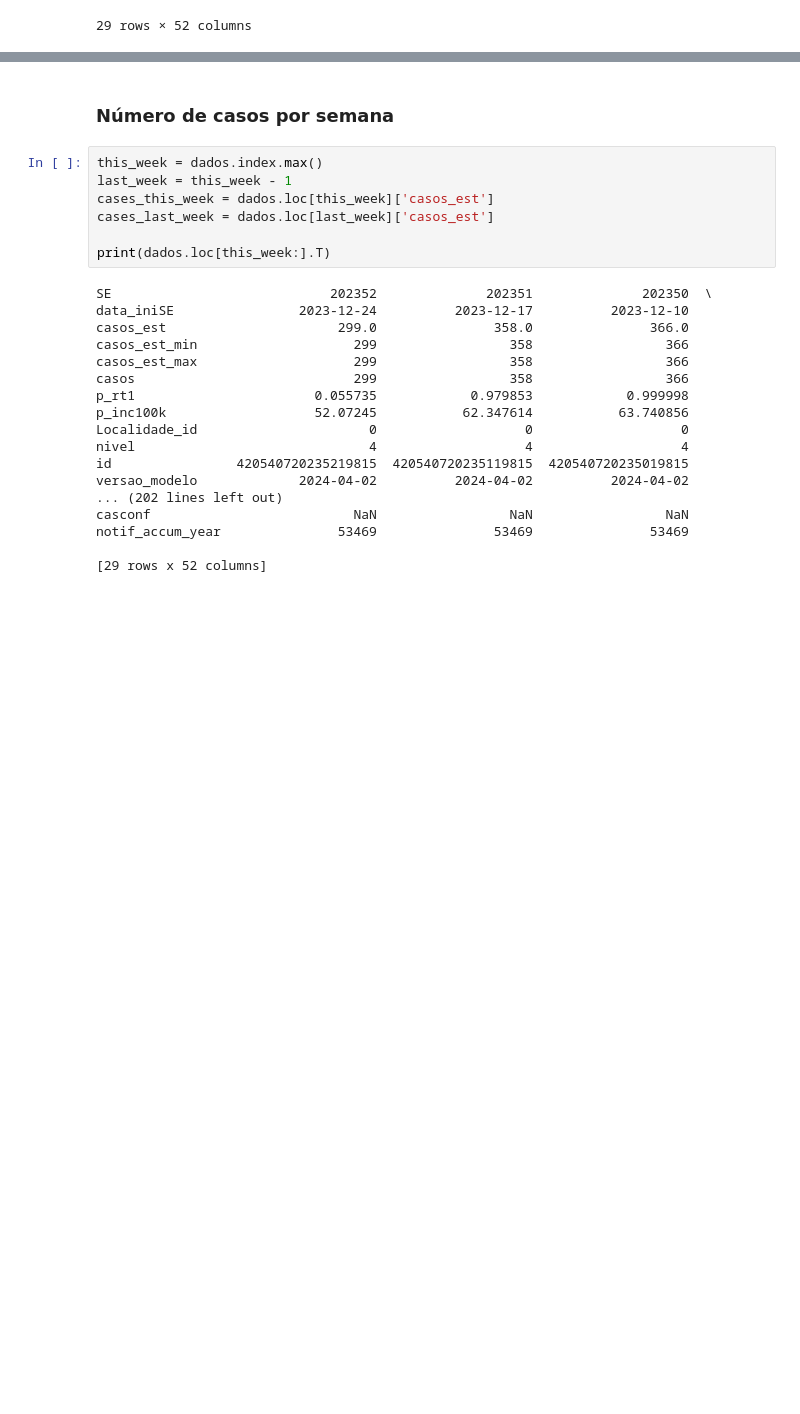
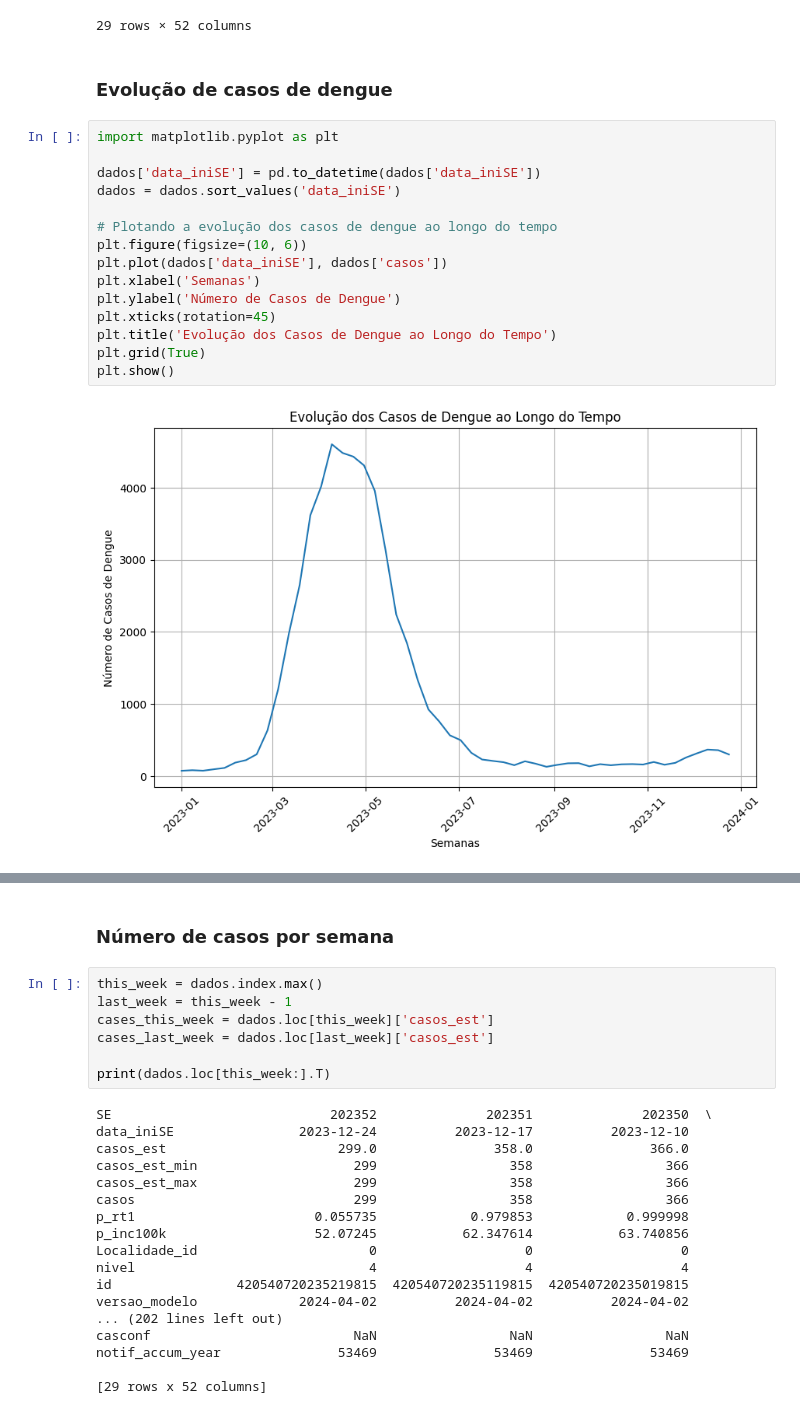
Before and after one commit to alethomaz/estudo-dengue-sc, a Jupyter notebook: info-dengue/infodengue.ipynb, the cells around one changed output, grey strips where cells are left out. Drawn from its saved outputs; the diff is of its cells as text; blank space fills up the shorter version.

```diff
--- a/info-dengue/infodengue.ipynb
+++ b/info-dengue/infodengue.ipynb
@@ -58,3 +58,22 @@ dados.T
 | casconf | NaN | NaN | NaN | NaN | NaN | NaN | NaN | NaN | NaN | NaN | ... | ... |
 | notif_accum_year | 53469 | 53469 | 53469 | 53469 | 53469 | 53469 | 53469 | 53469 | 53469 | 53469 | ... | ... |
 29 rows × 52 columns
+# %% [markdown]
+### Evolução de casos de dengue
+# %%
+import matplotlib.pyplot as plt
+
+dados['data_iniSE'] = pd.to_datetime(dados['data_iniSE'])
+dados = dados.sort_values('data_iniSE')
+
+# Plotando a evolução dos casos de dengue ao longo do tempo
+plt.figure(figsize=(10, 6))
+plt.plot(dados['data_iniSE'], dados['casos'])
+plt.xlabel('Semanas')
+plt.ylabel('Número de Casos de Dengue')
+plt.xticks(rotation=45)
+plt.title('Evolução dos Casos de Dengue ao Longo do Tempo')
+plt.grid(True)
+plt.show()
+# %% [output]
+[figure, added]
```
Also changed, not shown: parts of 17 cells of this notebook, 3 other files.
